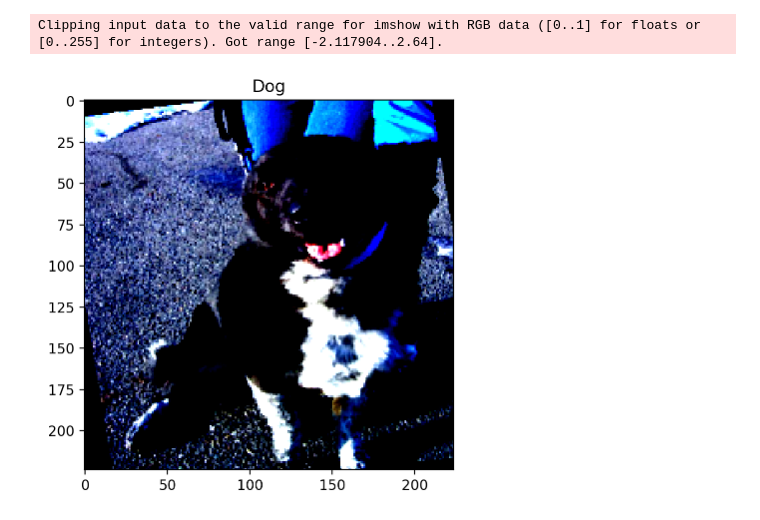
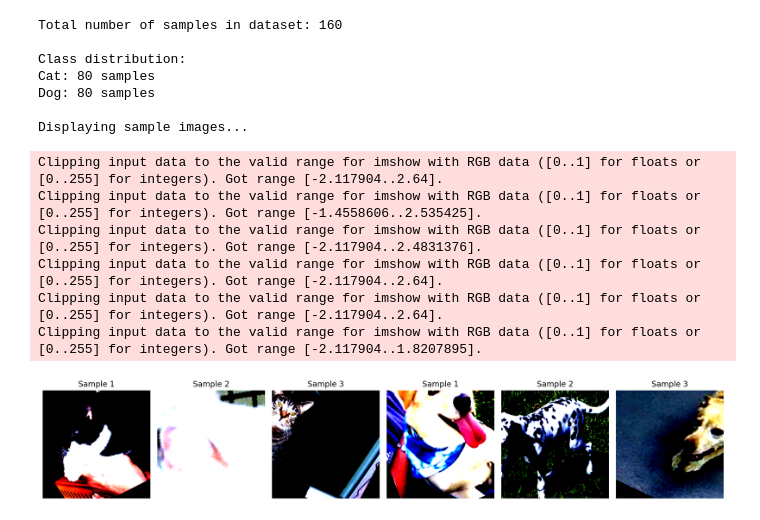
Before and after one commit to ahmed1more/Dogs-Cats-Classification-Model, a Jupyter notebook: visualiztion.ipynb, the cells around one changed output. Cells and saved outputs as stored; diff of their text form; code cells hidden in the pictures.

```diff
--- a/visualiztion.ipynb
+++ b/visualiztion.ipynb
@@ -42,16 +106,0 @@ test_loader = DataLoader(test_dataset,batch_size=batch_size,shuffle=False)
-# %%
-import cv2
-import numpy as np
-import matplotlib.pyplot as plt
-
-for images, labels in train_loader:
-    break
-
-image = cv2.cvtColor(np.transpose((images[0,:,:,:]).numpy(),(1,2,0)), cv2.IMREAD_GRAYSCALE)
-fig2, ax2 = plt.subplots()
-ax2.imshow(image)
-ax2.set_title(str("Dog" if labels[0].item() else "Cat"))
-plt.show();
-# %% [output]
-Clipping input data to the valid range for imshow with RGB data ([0..1] for floats or [0..255] for integers). Got range [-2.117904..2.64].
-[figure, removed]
@@ -60,0 +107,61 @@ loss_for_epochs = [0.6033, 0.445, 0.3487, 0.2996, 0.237, 0.2109, 0.1881, 0.2074,
+# %%
+def show_dataset_info(dataset, class_names, num_samples=5):
+    """
+    Show some basic information about the dataset: size, class distribution, and sample images.
+
+    Args:
+        dataset (torch.utils.data.Dataset): The dataset object.
+        class_names (list): List of class names.
+        num_samples (int): Number of sample images to display from each class.
+    """
+    # 1. Dataset size (number of images in total)
+    total_samples = len(dataset)
+    print(f"Total number of samples in dataset: {total_samples}")
+
+    # 2. Class distribution (how many samples per class)
+    class_counts = Counter()
+
+    # We need to iterate through the dataset to count class distribution
+    for _, label in dataset:
+        class_counts[label] += 1  # Count the occurrences of each class
+
+    print("\nClass distribution:")
+    for class_idx, count in class_counts.items():
+        print(f"{class_names[class_idx]}: {count} samples")
+
+    # 3. Visualize some sample images
+    print("\nDisplaying sample images...")
+    fig, axes = plt.subplots(1, num_samples * len(class_names), figsize=(15, 5))
+
+    # Show sample images for each class
+    for class_idx in range(len(class_names)):
+        # Filter dataset for images with the current class
+        class_samples = [img for img, label in dataset if label == class_idx]
+        sample_images = class_samples[:num_samples]
+
+        for i, img in enumerate(sample_images):
+            ax = axes[class_idx * num_samples + i]
+            ax.imshow(img.permute(1, 2, 0))  # Change from (C, H, W) to (H, W, C)
+            ax.set_title(f"Sample {i + 1}")
+            ax.axis('off')
+
+    plt.tight_layout()
+    plt.show()
+
+# Use your dataset (train_loader.dataset or similar) here
+show_dataset_info(train_loader.dataset, class_names, num_samples=3)
+# %% [output]
+Total number of samples in dataset: 160
+
+Class distribution:
+Cat: 80 samples
+Dog: 80 samples
+
+Displaying sample images...
+Clipping input data to the valid range for imshow with RGB data ([0..1] for floats or [0..255] for integers). Got range [-2.117904..2.64].
+Clipping input data to the valid range for imshow with RGB data ([0..1] for floats or [0..255] for integers). Got range [-1.4558606..2.535425].
+Clipping input data to the valid range for imshow with RGB data ([0..1] for floats or [0..255] for integers). Got range [-2.117904..2.4831376].
+Clipping input data to the valid range for imshow with RGB data ([0..1] for floats or [0..255] for integers). Got range [-2.117904..2.64].
+Clipping input data to the valid range for imshow with RGB data ([0..1] for floats or [0..255] for integers). Got range [-2.117904..2.64].
+Clipping input data to the valid range for imshow with RGB data ([0..1] for floats or [0..255] for integers). Got range [-2.117904..1.8207895].
+[figure, added]
```
Also changed, not shown: parts of 11 cells of this notebook, 5 other files.
